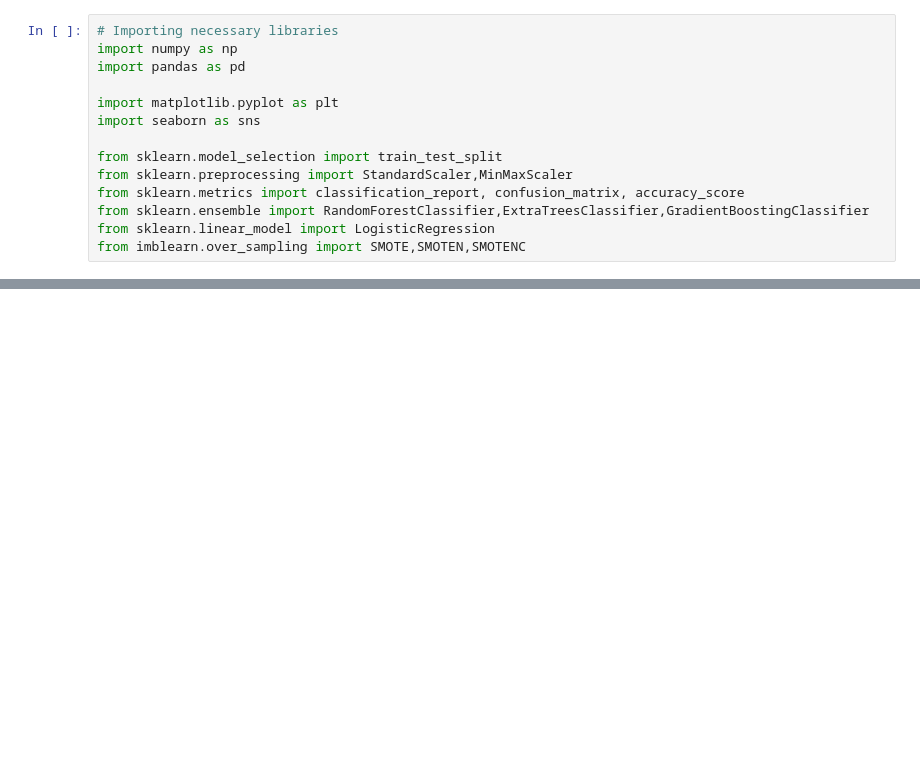
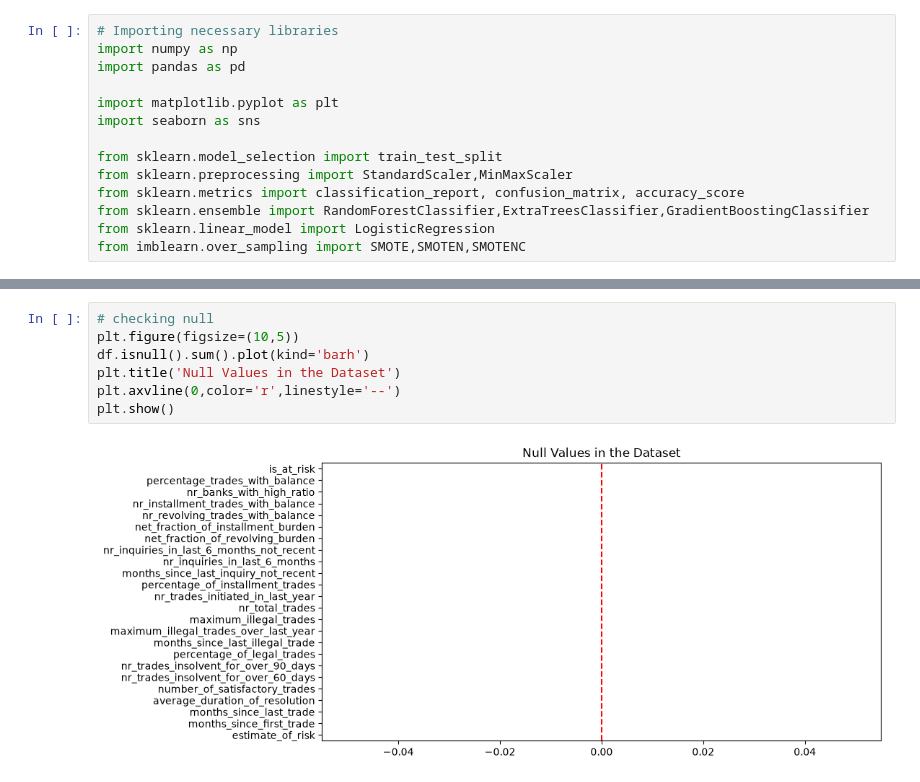
Before and after one commit to deveshdubey18/credit_risk_assessment_model, a Jupyter notebook: eda/EDA.ipynb, the cells around one changed output, grey strips where cells are left out. Cells and saved outputs as stored; diff of their text form; blank space fills up the shorter version.

```diff
--- a/eda/EDA.ipynb
+++ b/eda/EDA.ipynb
@@ -28,0 +70,9 @@ df.head()
+# %%
+# checking null
+plt.figure(figsize=(10,5))
+df.isnull().sum().plot(kind='barh')
+plt.title('Null Values in the Dataset')
+plt.axvline(0,color='r',linestyle='--')
+plt.show()
+# %% [output]
+[figure, added]
```
Also changed, not shown: parts of 6 cells of this notebook.
